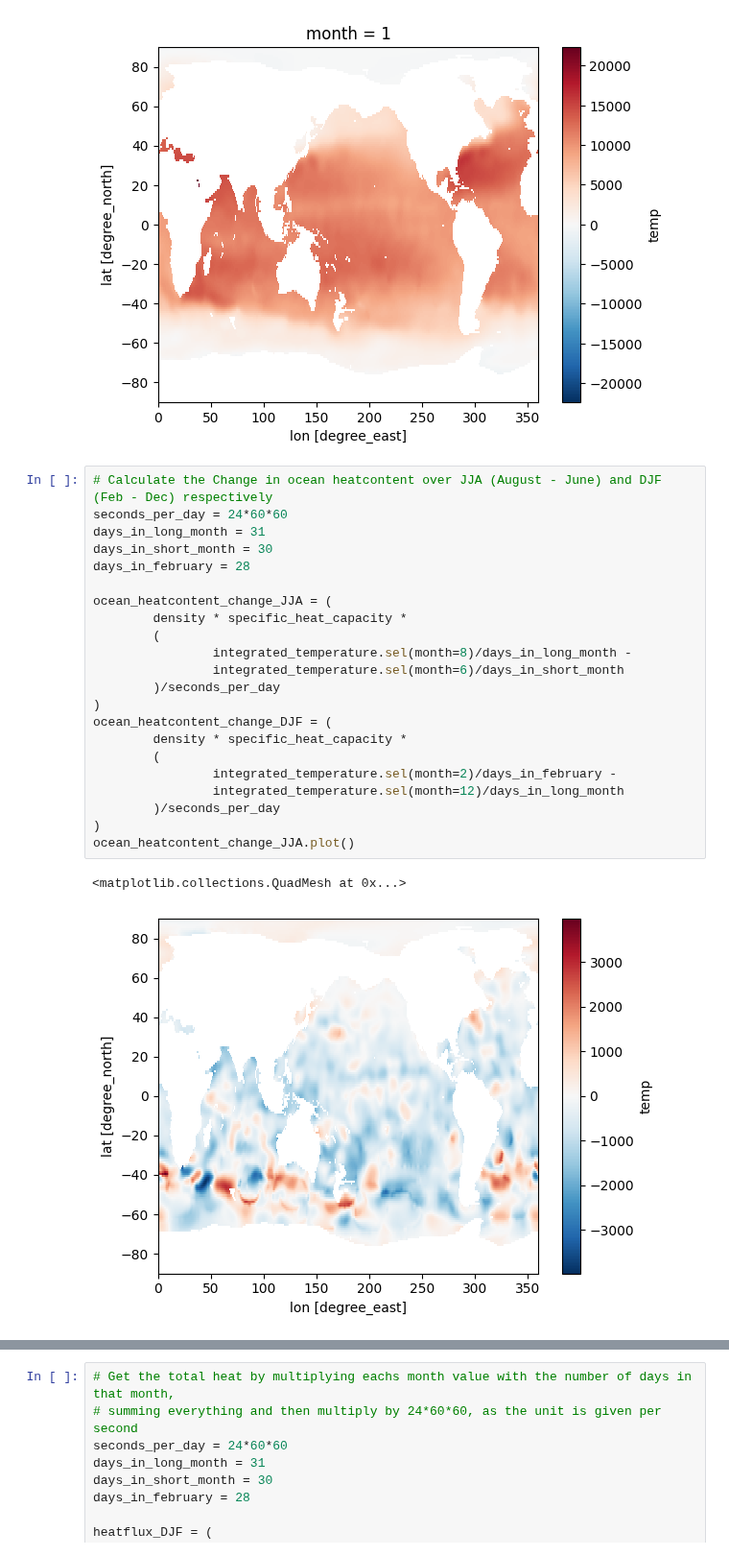
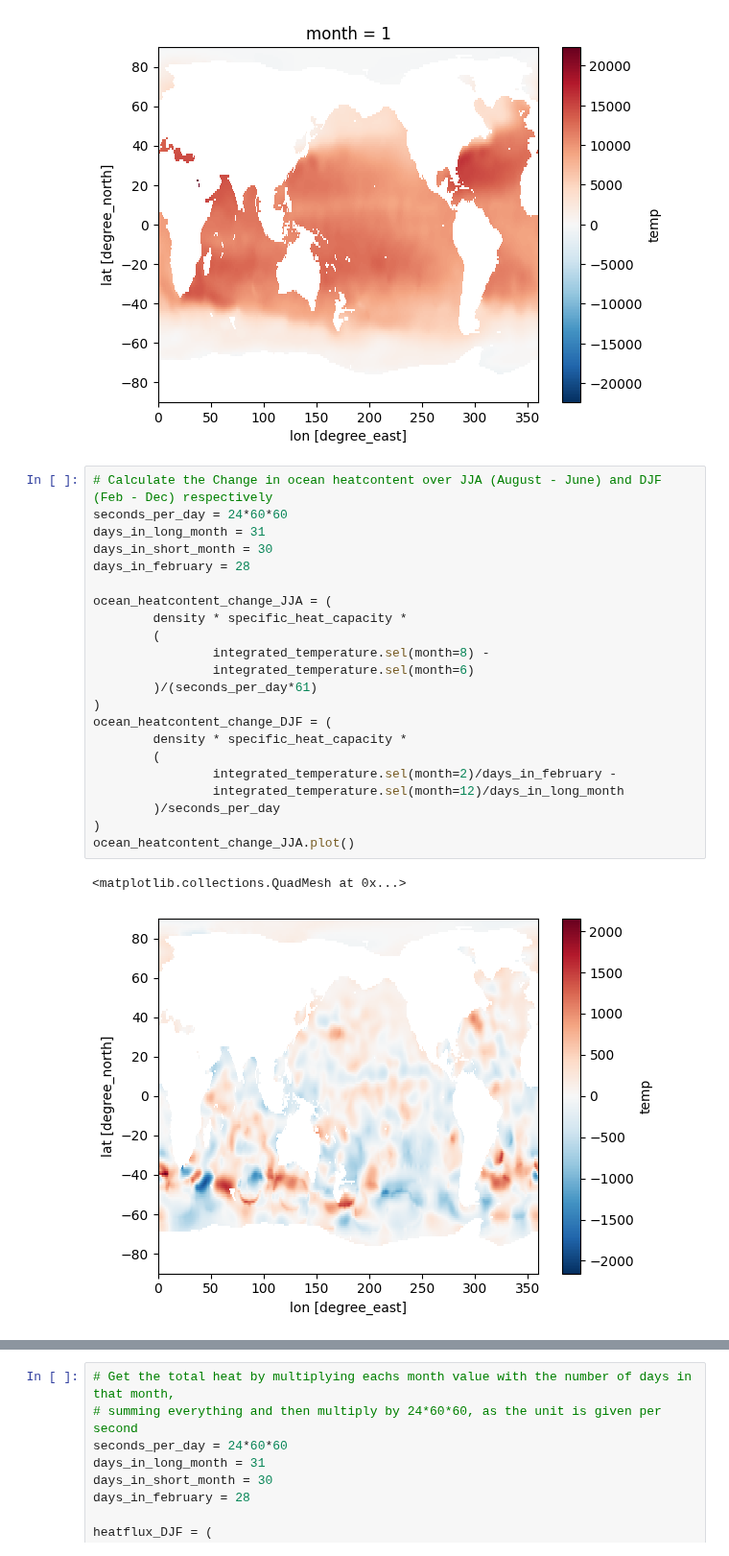
Before and after one commit to JRethemeier/Thermohaline-Circulation, a Jupyter notebook: Assignment2/Assignment2.ipynb, the cells around one changed output, grey strips where cells are left out. Shown at 96% size. Drawn from its saved outputs; the diff is of its cells as text.

```diff
--- a/Assignment2/Assignment2.ipynb
+++ b/Assignment2/Assignment2.ipynb
@@ -101,25 +101,25 @@ integrated_temperature.sel(month=1).plot()
 # %%
 # Calculate the Change in ocean heatcontent over JJA (August - June) and DJF (Feb - Dec) respectively
 seconds_per_day = 24*60*60
 days_in_long_month = 31
 days_in_short_month = 30
 days_in_february = 28
 
 ocean_heatcontent_change_JJA = (
         density * specific_heat_capacity *
         (
-                integrated_temperature.sel(month=8)/days_in_long_month -
-                integrated_temperature.sel(month=6)/days_in_short_month
-        )/seconds_per_day
+                integrated_temperature.sel(month=8) -
+                integrated_temperature.sel(month=6)
+        )/(seconds_per_day*61)
 )
 ocean_heatcontent_change_DJF = (
         density * specific_heat_capacity *
         (
                 integrated_temperature.sel(month=2)/days_in_february -
                 integrated_temperature.sel(month=12)/days_in_long_month
         )/seconds_per_day
 )
 ocean_heatcontent_change_JJA.plot()
 # %% [output]
 <matplotlib.collections.QuadMesh at 0x...>
-[figure, old version]
+[figure, new version]
```
Also changed, not shown: parts of 1 cell of this notebook.
